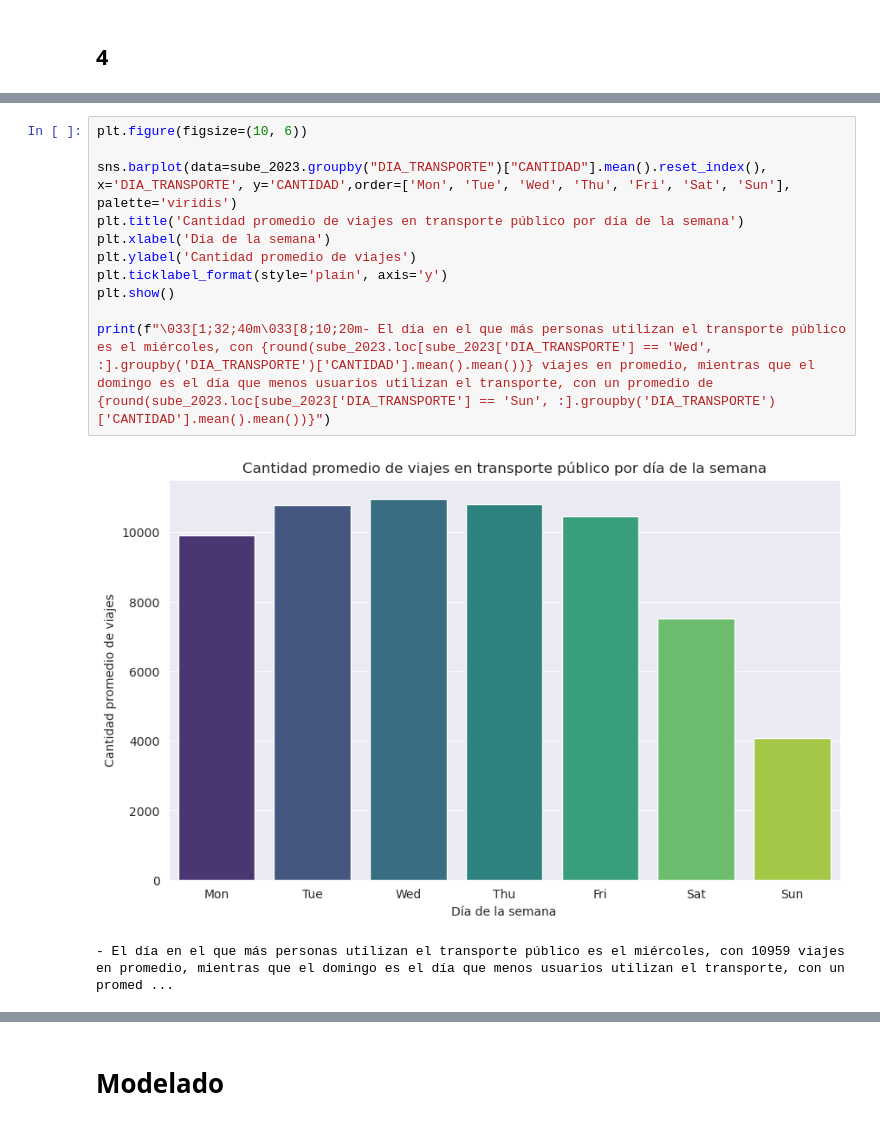
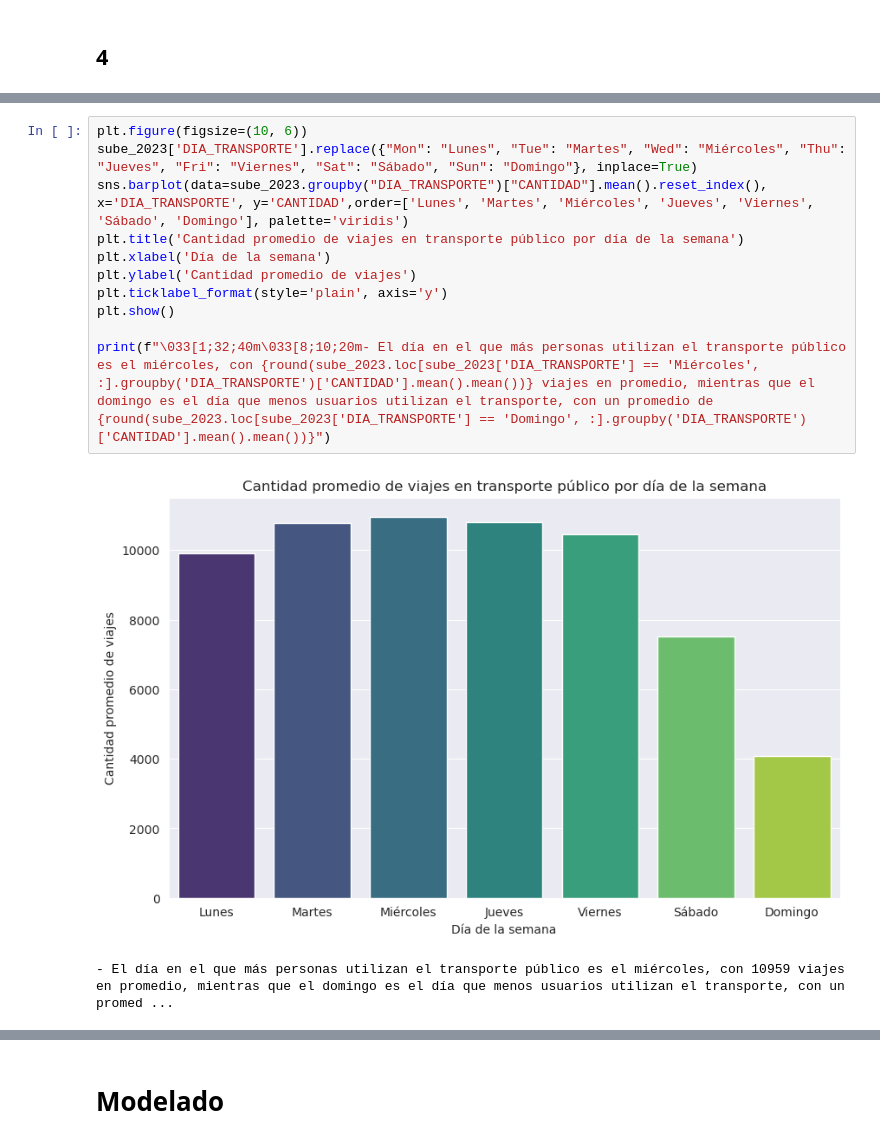
Before and after one commit to pedrobergaglio/transporte-publico-2023-ldd, a Jupyter notebook: tp1_sube2023.ipynb, the cells around one changed output, grey strips where cells are left out. Cells and saved outputs as stored; diff of their text form.

```diff
--- a/tp1_sube2023.ipynb
+++ b/tp1_sube2023.ipynb
@@ -202,16 +244,16 @@ print(f"\033[1;32;40m\033[8;10;20m- El colectivo es el medio de transporte más
 # %%
 plt.figure(figsize=(10, 6))
-
-sns.barplot(data=sube_2023.groupby("DIA_TRANSPORTE")["CANTIDAD"].mean().reset_index(), x='DIA_TRANSPORTE', y='CANTIDAD',order=['Mon', 'Tue', 'Wed', 'Thu', 'Fri', 'Sat', 'Sun'], palette='viridis')
+sube_2023['DIA_TRANSPORTE'].replace({"Mon": "Lunes", "Tue": "Martes", "Wed": "Miércoles", "Thu": "Jueves", "Fri": "Viernes", "Sat": "Sábado", "Sun": "Domingo"}, inplace=True)
+sns.barplot(data=sube_2023.groupby("DIA_TRANSPORTE")["CANTIDAD"].mean().reset_index(), x='DIA_TRANSPORTE', y='CANTIDAD',order=['Lunes', 'Martes', 'Miércoles', 'Jueves', 'Viernes', 'Sábado', 'Domingo'], palette='viridis')
 plt.title('Cantidad promedio de viajes en transporte público por día de la semana')
 plt.xlabel('Día de la semana')
 plt.ylabel('Cantidad promedio de viajes')
 plt.ticklabel_format(style='plain', axis='y')
 plt.show()
 
-print(f"\033[1;32;40m\033[8;10;20m- El día en el que más personas utilizan el transporte público es el miércoles, con {round(sube_2023.loc[sube_2023['DIA_TRANSPORTE'] == 'Wed', :].groupby('DIA_TRANSPORTE')['CANTIDAD'].mean().mean())} viajes en promedio, mientras que el domingo es el día que menos usuarios utilizan el transporte, con un promedio de {round(sube_2023.loc[sube_2023['DIA_TRANSPORTE'] == 'Sun', :].groupby('DIA_TRANSPORTE')['CANTIDAD'].mean().mean())}")
+print(f"\033[1;32;40m\033[8;10;20m- El día en el que más personas utilizan el transporte público es el miércoles, con {round(sube_2023.loc[sube_2023['DIA_TRANSPORTE'] == 'Miércoles', :].groupby('DIA_TRANSPORTE')['CANTIDAD'].mean().mean())} viajes en promedio, mientras que el domingo es el día que menos usuarios utilizan el transporte, con un promedio de {round(sube_2023.loc[sube_2023['DIA_TRANSPORTE'] == 'Domingo', :].groupby('DIA_TRANSPORTE')['CANTIDAD'].mean().mean())}")
 # %% [output]
-[figure, old version]
+[figure, new version]
 - El día en el que más personas utilizan el transporte público es el miércoles, con 10959 viajes en promedio, mientras que el domingo es el día que menos usuarios utilizan el transporte, con un promed ...
 # %%
 with open ("./ProvinciasArgentina.geojson") as f:
```
Also changed, not shown: parts of 13 cells of this notebook, 1 other file.
